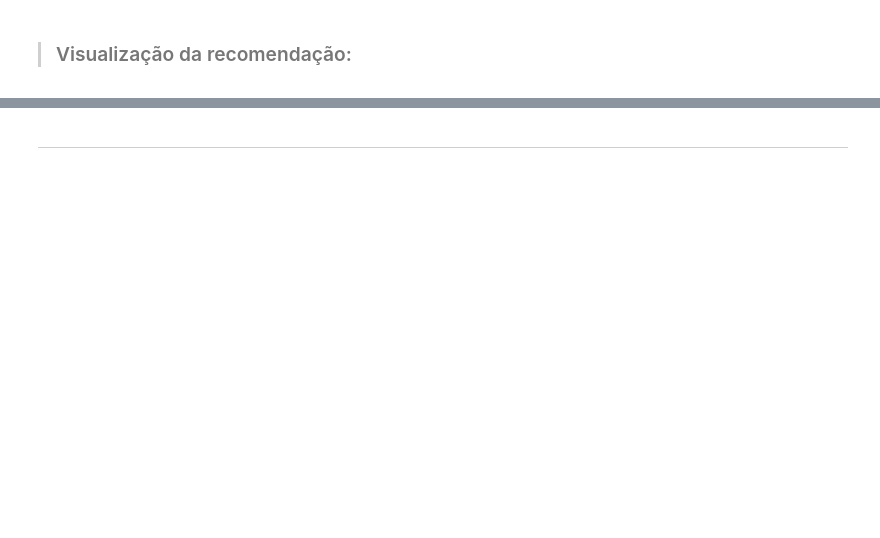
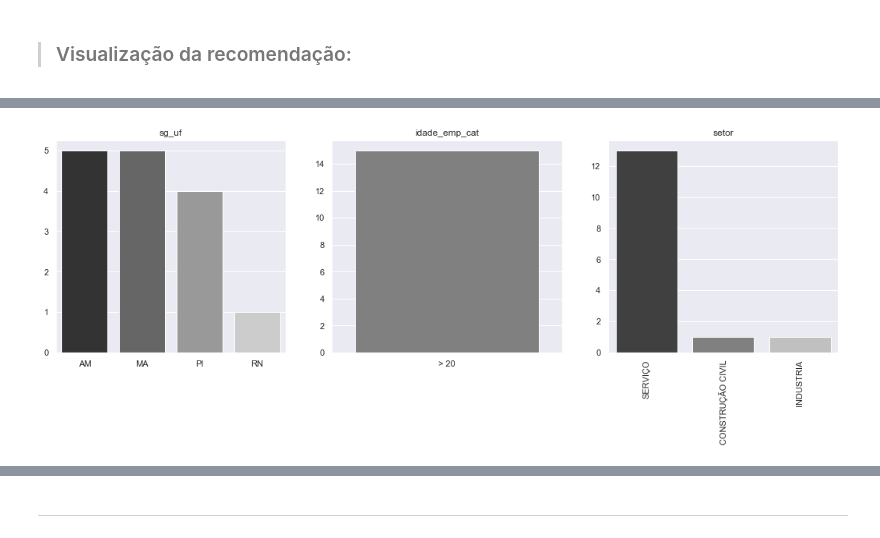
Before and after one commit to codenation-dev/squad-4-ad-data-science-1, a Jupyter notebook: analysis/CN-Rec_KNN.ipynb, the cells around one changed output, grey strips where cells are left out. Cells and saved outputs as stored; diff of their text form; code cells hidden in the pictures; blank space fills up the shorter version.

```diff
--- a/analysis/CN-Rec_KNN.ipynb
+++ b/analysis/CN-Rec_KNN.ipynb
@@ -457,9 +772,9 @@ nbrs = NearestNeighbors(n_neighbors=20).fit(mercado_alvo_sid)
 > ### Referência / Alvo:
 # %%
 # Criação de cliente alvo:
-cliente_ideal = portfolio_completo_sid.mode()
-cliente_ideal = pd.DataFrame(cliente_ideal.iloc[0]).reset_index()
-cliente_ideal.columns = ['Colunas', 'Amostra_valores']
-cliente_ideal_geral = list(cliente_ideal['Amostra_valores'])
+cliente_padrao = portfolio_completo_sid.mode()
+cliente_padrao = pd.DataFrame(cliente_padrao.iloc[0]).reset_index()
+cliente_padrao.columns = ['Colunas', 'Amostra_valores']
+cliente_padrao = list(cliente_padrao['Amostra_valores'])
 # %%
 # valores cliente alvo:
@@ -473,5 +794,6 @@ print(nbrs.kneighbors([cliente_ideal_geral]))
 # %%
 # Coleta de indices recomendados:
-distances, indices= nbrs.kneighbors([cliente_ideal_geral])
+distances, indices= nbrs.kneighbors([cliente_padrao])
+distances = distances[0].tolist()
 indices = indices[0].tolist()
-print(indices) # Esses indices sao do dataset de usado no treino (mercado_alvo_sid)
+print(indices) # Esses indices sao do dataset de usado no treino (mercado_alvo e mercado_alvo_sid)
@@ -487,0 +831,6 @@ recomendacao
+# %%
+# Dataset com recomendações:
+recomendacao_completa = pd.DataFrame()
+recomendacao_completa = rec['id_num']
+recomendacao_completa = pd.merge(recomendacao_completa, market_T4, on='id_num', how='left')
+recomendacao_completa
@@ -487,0 +856,63 @@ recomendacao
+# %%
+sns.set()
+f, axes= plt.subplots(1, 3, figsize=(18, 5))
+
+sns.countplot(data=recomendacao_completa, x="sg_uf", palette = 'gist_gray', order = recomendacao_completa['sg_uf'].value_counts().index, ax=axes[0]);
+axes[0].set_title("sg_uf")
+axes[0].set_ylabel("")
+axes[0].set_xlabel("")
+
+sns.countplot(data=recomendacao_completa, x="idade_emp_cat", palette = 'gist_gray', order = recomendacao_completa['idade_emp_cat'].value_counts().index, ax=axes[1]);
+axes[1].set_title("idade_emp_cat")
+axes[1].set_ylabel("")
+axes[1].set_xlabel("")
+
+sns.countplot(data=recomendacao_completa, x="setor", palette = 'gist_gray', order = recomendacao_completa['setor'].value_counts().index, ax=axes[2]);
+axes[2].set_title("setor")
+plt.xticks(rotation=90)
+axes[2].set_ylabel("")
+axes[2].set_xlabel("")
+
+fig, ax = plt.subplots(figsize=(18,5))
+sns.countplot(data=recomendacao_completa, x="nm_meso_regiao", palette = 'gist_gray', order = recomendacao_completa['nm_meso_regiao'].value_counts().index);
+ax.set_title("nm_meso_regiao")
+plt.xticks(rotation=90)
+ax.set_ylabel("")
+ax.set_xlabel("")
+
+fig, ax = plt.subplots(figsize=(18,5))
+sns.countplot(data=recomendacao_completa, x="de_faixa_faturamento_estimado_grupo", palette = 'gist_gray', order = recomendacao_completa['de_faixa_faturamento_estimado_grupo'].value_counts().index);
+plt.xticks(rotation=90)
+ax.set_title("de_faixa_faturamento_estimado_grupo")
+ax.set_ylabel("")
+ax.set_xlabel("")
+
+fig, ax = plt.subplots(figsize=(18,5))
+sns.countplot(data=recomendacao_completa, x="qt_filiais", palette = 'gist_gray', order = recomendacao_completa['qt_filiais'].value_counts().index);
+ax.set_title("qt_filiais")
+ax.set_ylabel("")
+ax.set_xlabel("")
+
+fig, ax = plt.subplots(figsize=(18,5))
+sns.countplot(data=recomendacao_completa, x="natureza_juridica_macro", palette = 'gist_gray', order = recomendacao_completa['natureza_juridica_macro'].value_counts().index);
+plt.xticks(rotation=90)
+ax.set_title("natureza_juridica_macro")
+ax.set_ylabel("")
+ax.set_xlabel("")
+
+fig, ax = plt.subplots(figsize=(18,5))
+sns.countplot(data=recomendacao_completa, x="de_natureza_juridica", palette = 'gist_gray', order = recomendacao_completa['de_natureza_juridica'].value_counts().index);
+plt.xticks(rotation=90)
+ax.set_title("de_natureza_juridica")
+ax.set_ylabel("")
+ax.set_xlabel("")
+
+fig, ax = plt.subplots(figsize=(18,5))
+sns.countplot(data=recomendacao_completa, x="nm_segmento", palette = 'gist_gray', order = recomendacao_completa['nm_segmento'].value_counts().index);
+plt.xticks(rotation=90)
+ax.set_title("nm_segmento")
+ax.set_ylabel("")
+ax.set_xlabel("")
+plt.show()
+# %% [output]
+[figure, added]
```
Also changed, not shown: parts of 79 cells of this notebook.
